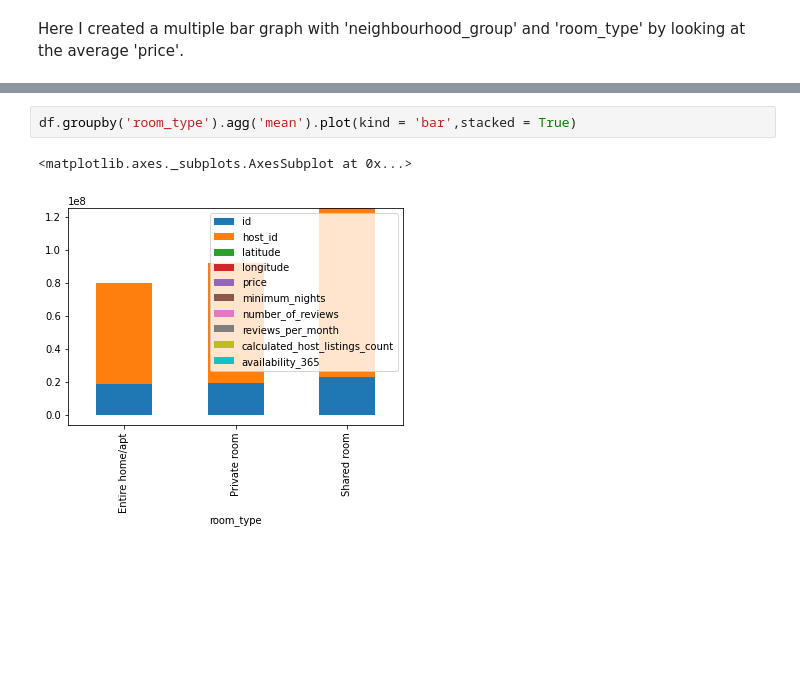
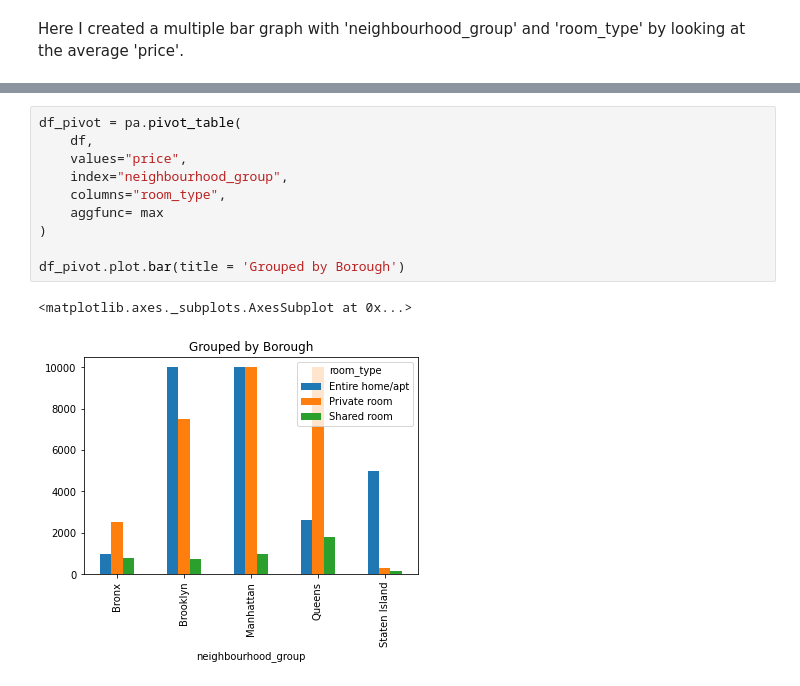
Before and after one commit to subshr4/subshr4, a Jupyter notebook: quiz24.ipynb, the cells around one changed output, grey strips where cells are left out. Cells and saved outputs as stored; diff of their text form; blank space fills up the shorter version.

```diff
--- a/quiz24.ipynb
+++ b/quiz24.ipynb
@@ -41,5 +34,13 @@ df.groupby('neighbourhood_group').agg('mean').plot(kind = 'bar',stacked = True)
-# %%
-df.groupby('room_type').agg('mean').plot(kind = 'bar',stacked = True)
-# %% [output]
-<matplotlib.axes._subplots.AxesSubplot at 0x...>
-[figure, removed]
+# %%
+df_pivot = pa.pivot_table(
+    df,
+    values="price",
+    index="neighbourhood_group",
+    columns="room_type",
+    aggfunc= max
+)
+
+df_pivot.plot.bar(title = 'Grouped by Borough')
+# %% [output]
+<matplotlib.axes._subplots.AxesSubplot at 0x...>
+[figure, added]
```
Also changed, not shown: parts of 6 cells of this notebook.
